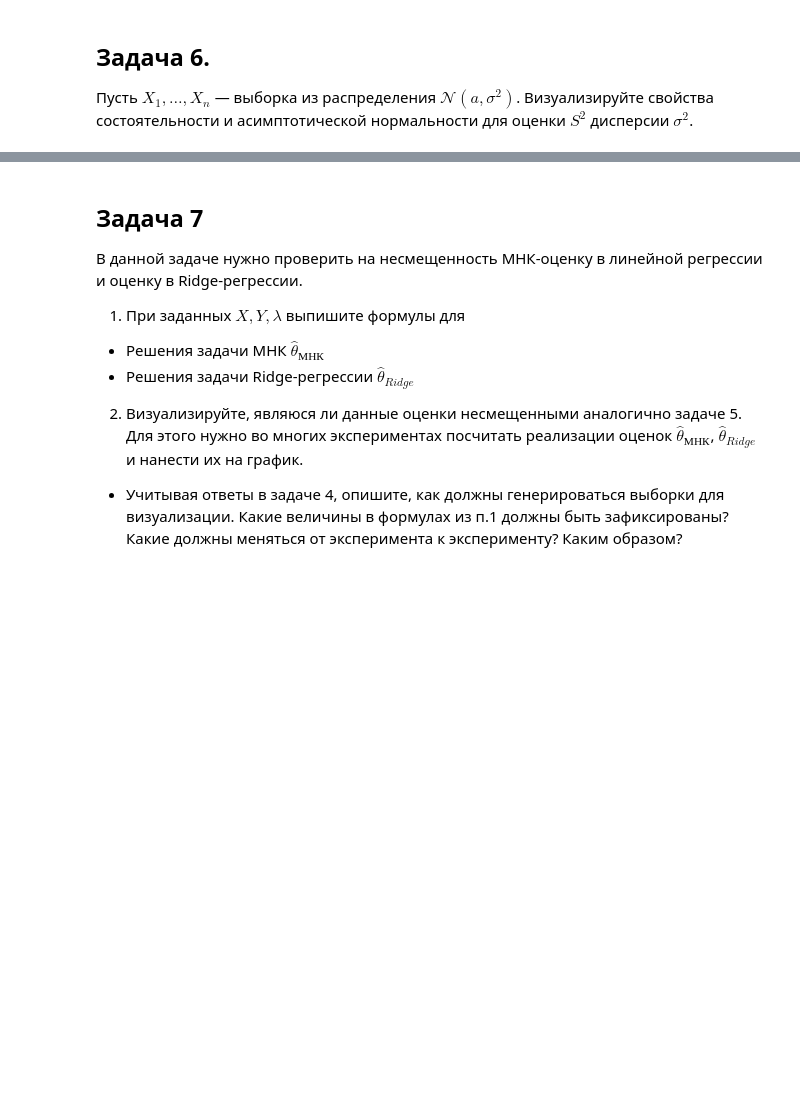
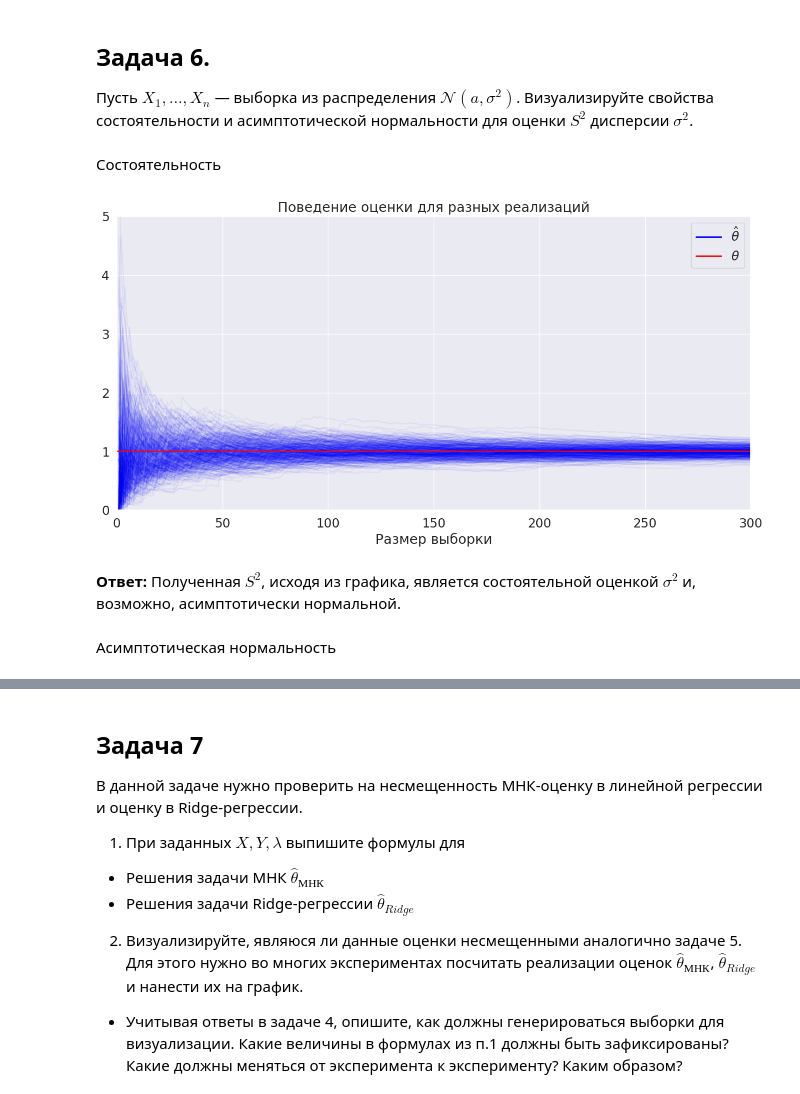
Before and after one commit to egoroz/data_scince_4_sem, a Jupyter notebook: 6/hw6_students.ipynb, the cells around one changed output, grey strips where cells are left out. Cells and saved outputs as stored; diff of their text form; code cells hidden in the pictures; blank space fills up the shorter version.

```diff
--- a/6/hw6_students.ipynb
+++ b/6/hw6_students.ipynb
@@ -305,3 +316,5 @@ mean_plot(sps.uniform, estimators, n_grid, sample_count)
 ## Задача 6.
 
 Пусть $X_1, \ldots, X_n$ &mdash; выборка из распределения $\mathcal{N}(a, \sigma^2)$. Визуализируйте свойства состоятельности и асимптотической нормальности для оценки $S^2$ дисперсии $\sigma^2$.
+# %% [markdown]
+Состоятельность
@@ -307,0 +331,49 @@ mean_plot(sps.uniform, estimators, n_grid, sample_count)
+# %%
+estimation = np.array([[sample[:n+1].var() for n in n_range] for sample in samples])
+# %%
+def est_plot(
+    estimation, sample_count, sample_size, left=None, right=None, xlim=sample_size
+):
+    """
+    estimation -- массив оценок от размера выборки
+    sample_count -- количество генерируемых выборок
+    sample_size -- размер каждой выборки
+    left, rigth -- границы доверительного интеравала, нужны будут далее
+    xlim = область по x
+    """
+
+    plt.figure(figsize=(15, 7))
+    for i in range(sample_count):
+        plt.plot(np.arange(sample_size) + 1, estimation[i], color="blue", alpha=0.05)
+    if type(left) and type(right) is np.ndarray:
+
+        plt.plot(np.arange(sample_size) + 1, left, color="black")
+        plt.plot(np.arange(sample_size) + 1, right, color="black")
+        labels = [r"$\hat{\theta}$", r"$\theta$", "Границы доверительного интервала"]
+        handels = [
+            Line2D([0], [0], color="blue", lw=2),
+            Line2D([0], [0], color="red", lw=2),
+            Line2D([0], [0], color="black", lw=2),
+        ]
+
+    else:
+        labels = [r"$\hat{\theta}$", r"$\theta$"]
+        handels = [
+            Line2D([0], [0], color="blue", lw=2),
+            Line2D([0], [0], color="red", lw=2),
+        ]
+
+    plt.hlines(1, 0, sample_size, color="red")
+    plt.title("Поведение оценки для разных реализаций")
+    plt.xlabel("Размер выборки")
+    plt.ylim((0, 5))
+    plt.legend(handels, labels)
+    plt.xlim((0, xlim))
+# %%
+est_plot(estimation, sample_count, sample_size)
+# %% [output]
+[figure, added]
+# %% [markdown]
+**Ответ:** Полученная $S^2$, исходя из графика, является состоятельной оценкой $\sigma^2$ и, возможно, асимптотически нормальной.
+# %% [markdown]
+Асимптотическая нормальность
```
Also changed, not shown: parts of 18 cells of this notebook, 2 other files.
